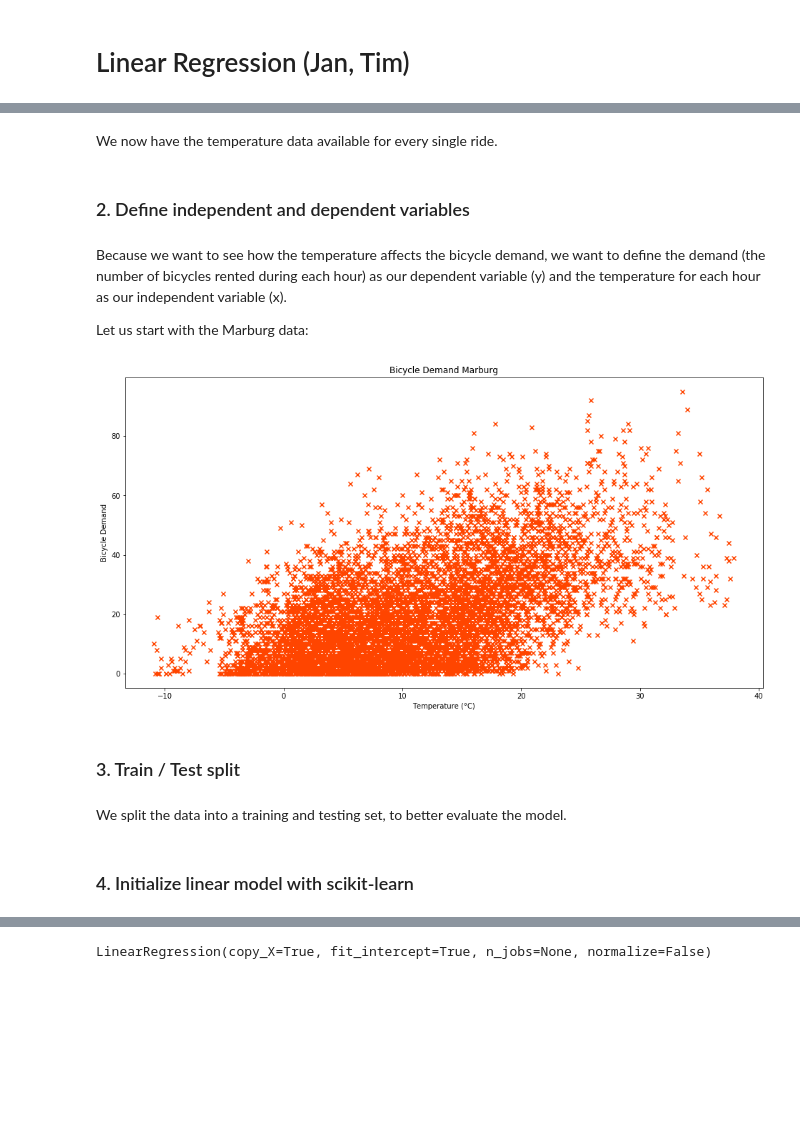
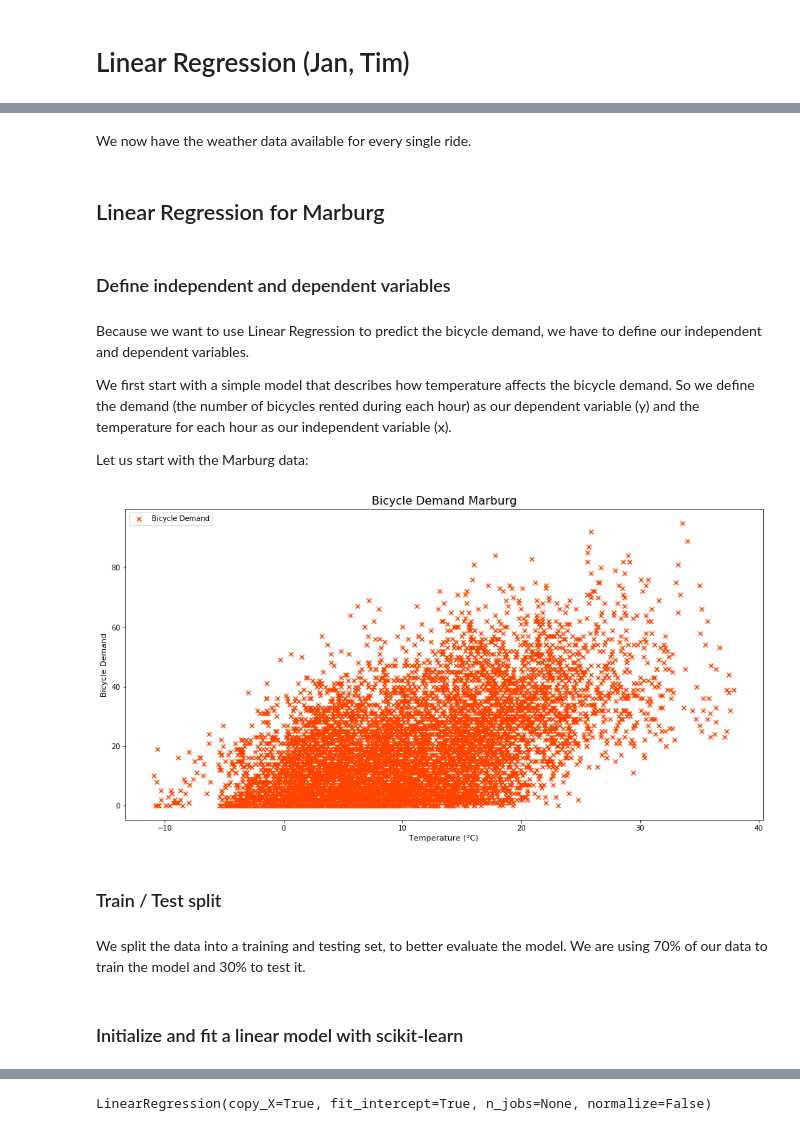
Before and after one commit to mogottsch/dsml_2020_magma, a Jupyter notebook: 3_predictive_analytics/Linear Regression.ipynb, the cells around one changed output, grey strips where cells are left out. Saved outputs shown, nothing was run; the diff lists cells and outputs as text; code cells hidden in the pictures; blank space fills up the shorter version.

```diff
--- a/3_predictive_analytics/Linear Regression.ipynb
+++ b/3_predictive_analytics/Linear Regression.ipynb
@@ -35,11 +36,15 @@ duisburg_weather["h"]= duisburg_weather.index
 duisburg["h"]=duisburg.index.floor(freq='h')
 duisburgWeather = pd.merge(duisburg, duisburg_weather, how='right', left_on='h', right_on='h')
 # %% [markdown]
-We now have the temperature data available for every single ride.
+We now have the weather data available for every single ride.
+# %% [markdown]
+## Linear Regression for Marburg
 # %% [markdown]
-### 2. Define independent and dependent variables
+### Define independent and dependent variables
 # %% [markdown]
-Because we want to see how the temperature affects the bicycle demand, we want to define the demand (the number of bicycles rented during each hour) as our dependent variable (y) and the temperature for each hour as our independent variable (x).
+Because we want to use Linear Regression to predict the bicycle demand, we have to define our independent and dependent variables.
+
+We first start with a simple model that describes how temperature affects the bicycle demand. So we define the demand (the number of bicycles rented during each hour) as our dependent variable (y) and the temperature for each hour as our independent variable (x).
 
 Let us start with the Marburg data:
 # %%
@@ -47,23 +52,24 @@ ym = marburgWeather.resample('H', on="h").count()["day"].values
 xm = marburgWeather.resample('H', on="h").max()['temperature'].values.reshape(-1,1)
 # %%
 plt.figure(figsize = (16,8))
-plt.scatter (xm, ym, marker = 'x', color = 'orangered')
-plt.xlabel("Temperature (°C)")
-plt.ylabel("Bicycle Demand")
-plt.title("Bicycle Demand Marburg")
+plt.scatter (xm, ym, marker = 'x', color = 'orangered', label = "Bicycle Demand")
+plt.xlabel("Temperature (°C)", fontsize = 11)
+plt.ylabel("Bicycle Demand", fontsize = 11)
+plt.title("Bicycle Demand Marburg", fontsize = 16)
 xlim, ylim =(plt.gca().get_xlim(), plt.gca().get_ylim())
 plt.xlim(xlim)
 plt.ylim(ylim)
+plt.legend()
 plt.show()
 # %% [output]
-[figure, old version]
+[figure, new version]
 # %% [markdown]
-### 3. Train / Test split
+### Train / Test split
 # %% [markdown]
-We split the data into a training and testing set, to better evaluate the model.
+We split the data into a training and testing set, to better evaluate the model. We are using 70% of our data to train the model and 30% to test it.
 # %%
 xm_train, xm_test, ym_train, ym_test = train_test_split(xm, ym, test_size=0.3, random_state=0)
 # %% [markdown]
-### 4. Initialize linear model with scikit-learn
+### Initialize and fit a linear model with scikit-learn
 # %%
 linear_model_mar = LinearRegression()
```
Also changed, not shown: parts of 41 cells of this notebook.
